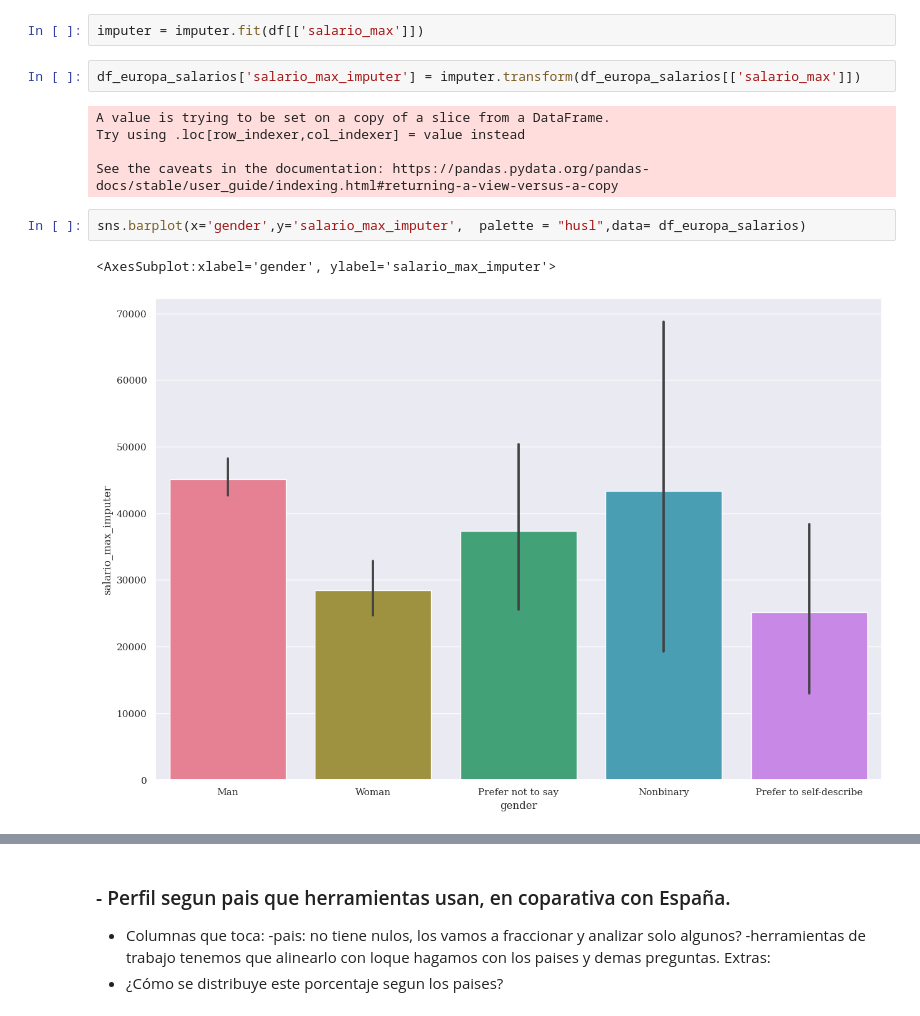
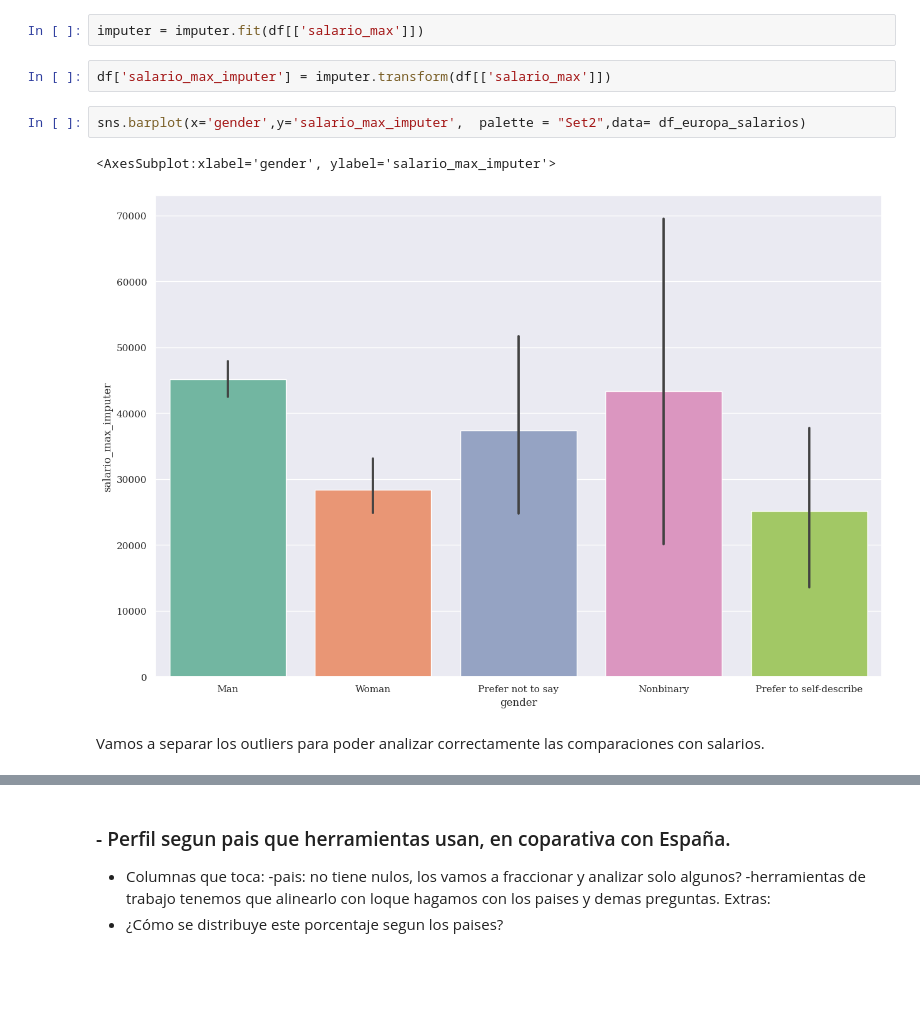
Before and after one commit to Adalab/project-DA-promo-c-modulo-2-team-5, a Jupyter notebook: sprint3_proyecto_modulo2.ipynb, the cells around one changed output, grey strips where cells are left out. Drawn from its saved outputs; the diff is of its cells as text; blank space fills up the shorter version.

```diff
--- a/sprint3_proyecto_modulo2.ipynb
+++ b/sprint3_proyecto_modulo2.ipynb
@@ -305,14 +350,11 @@ imputer = SimpleImputer(strategy='median', missing_values=np.nan)# Reemplazamos
 # %%
 imputer = imputer.fit(df[['salario_max']])
 # %%
-df_europa_salarios['salario_max_imputer'] = imputer.transform(df_europa_salarios[['salario_max']])
+df['salario_max_imputer'] = imputer.transform(df[['salario_max']])
-# %% [output]
-A value is trying to be set on a copy of a slice from a DataFrame.
-Try using .loc[row_indexer,col_indexer] = value instead
-
-See the caveats in the documentation: https://pandas.pydata.org/pandas-docs/stable/user_guide/indexing.html#returning-a-view-versus-a-copy
 # %%
-sns.barplot(x='gender',y='salario_max_imputer',  palette = "husl",data= df_europa_salarios)
+sns.barplot(x='gender',y='salario_max_imputer',  palette = "Set2",data= df_europa_salarios)
 # %% [output]
 <AxesSubplot:xlabel='gender', ylabel='salario_max_imputer'>
-[figure, old version]
+[figure, new version]
+# %% [markdown]
+Vamos a separar los outliers para poder analizar correctamente las comparaciones con salarios.
```
Also changed, not shown: parts of 34 cells of this notebook.
